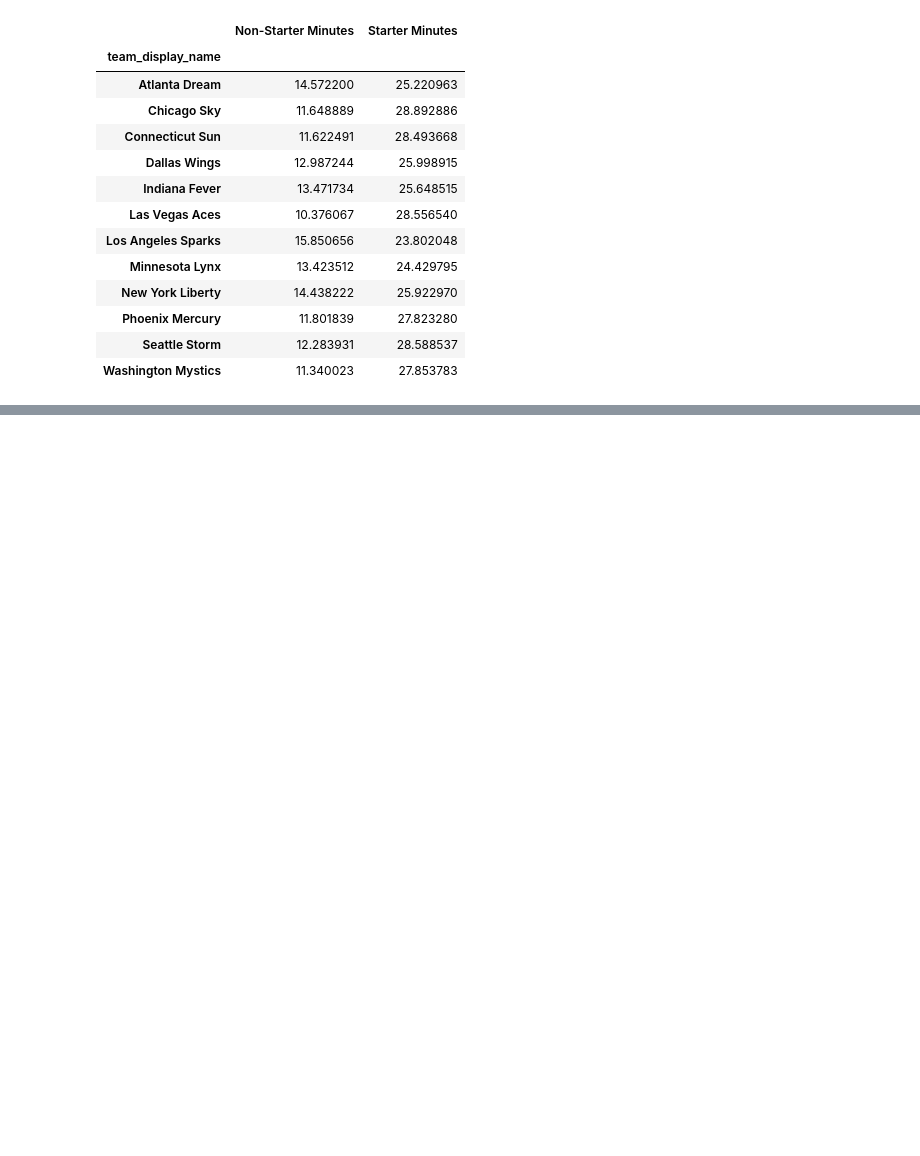
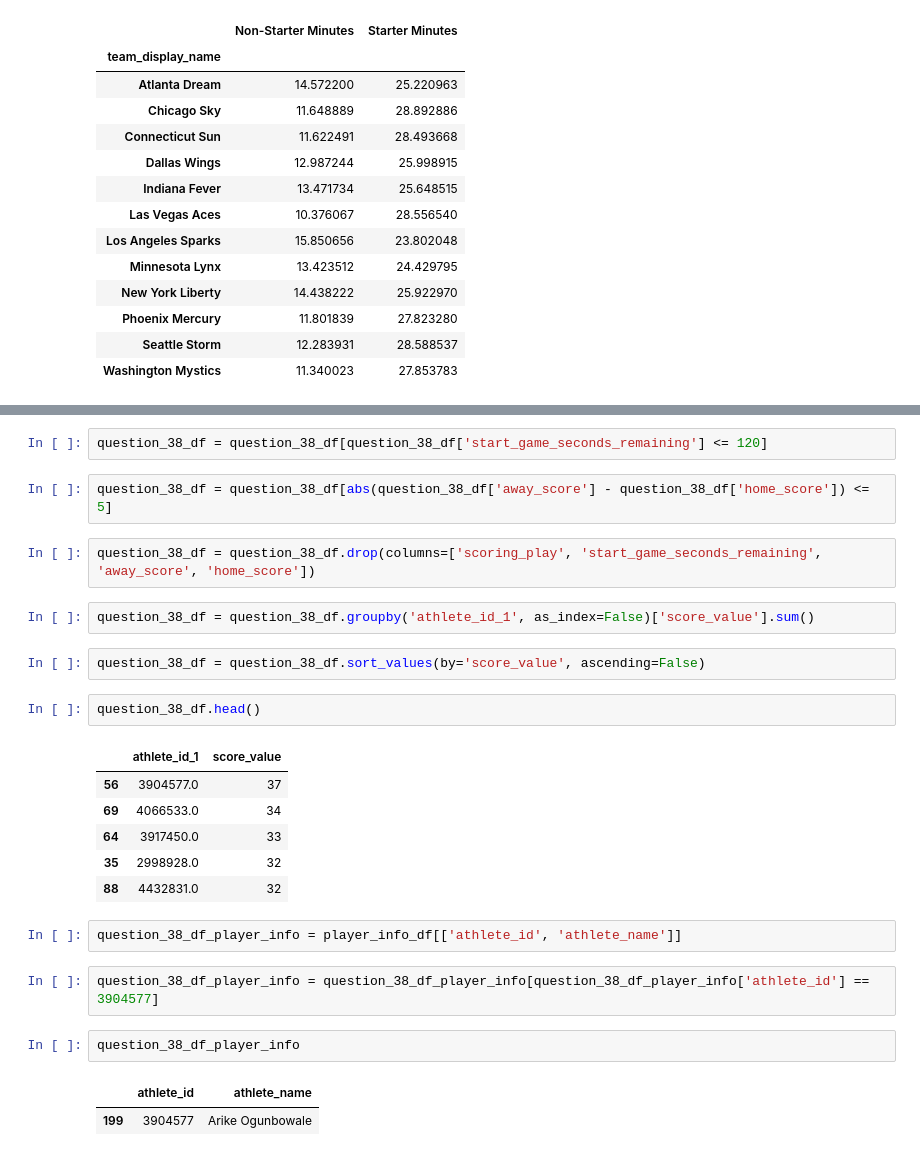
Before and after one commit to MIDS2024-Capstone-HoopIQ/project, a Jupyter notebook: test_questions_answers.ipynb, the cells around one changed output, grey strips where cells are left out. Saved outputs shown, nothing was run; the diff lists cells and outputs as text; blank space fills up the shorter version.

```diff
--- a/test_questions_answers.ipynb
+++ b/test_questions_answers.ipynb
@@ -866,0 +956,28 @@ question_37_df
+# %%
+question_38_df = question_38_df[question_38_df['start_game_seconds_remaining'] <= 120]
+# %%
+question_38_df = question_38_df[abs(question_38_df['away_score'] - question_38_df['home_score']) <= 5]
+# %%
+question_38_df = question_38_df.drop(columns=['scoring_play', 'start_game_seconds_remaining', 'away_score', 'home_score'])
+# %%
+question_38_df = question_38_df.groupby('athlete_id_1', as_index=False)['score_value'].sum()
+# %%
+question_38_df = question_38_df.sort_values(by='score_value', ascending=False)
+# %%
+question_38_df.head()
+# %% [output]
+|  | athlete_id_1 | score_value |
+| 56 | 3904577.0 | 37 |
+| 69 | 4066533.0 | 34 |
+| 64 | 3917450.0 | 33 |
+| 35 | 2998928.0 | 32 |
+| 88 | 4432831.0 | 32 |
+# %%
+question_38_df_player_info = player_info_df[['athlete_id', 'athlete_name']]
+# %%
+question_38_df_player_info = question_38_df_player_info[question_38_df_player_info['athlete_id'] == 3904577]
+# %%
+question_38_df_player_info
+# %% [output]
+|  | athlete_id | athlete_name |
+| 199 | 3904577 | Arike Ogunbowale |
```
Also changed, not shown: parts of 38 cells of this notebook.
